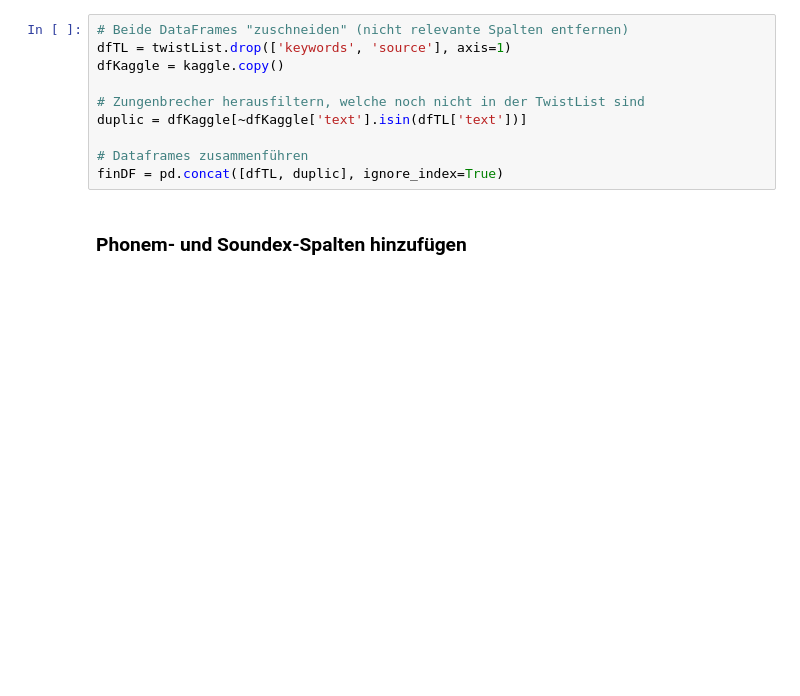
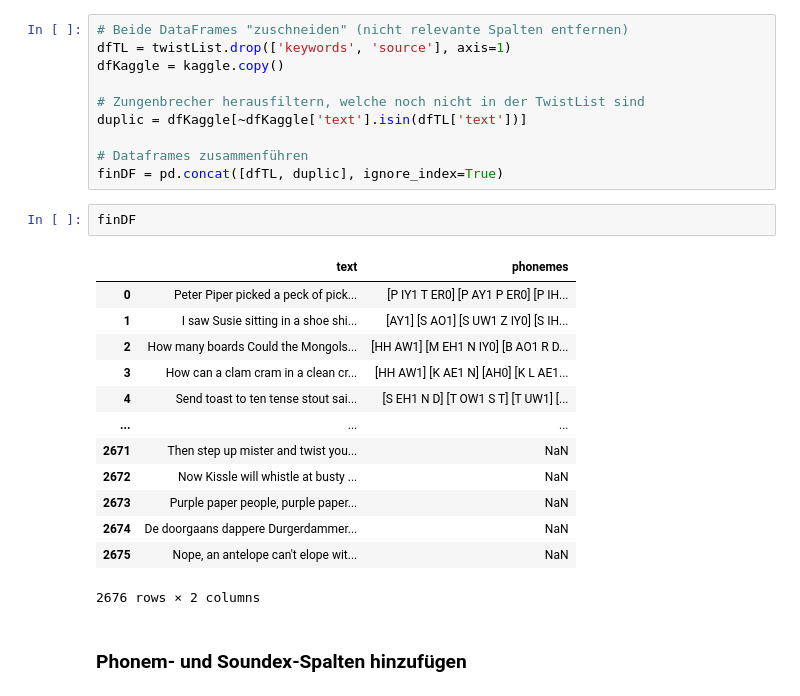
Before and after one commit to albertokoeselmunoz/tongue_twisters, a Jupyter notebook: data_prep.ipynb, the cells around one changed output. Cells and saved outputs as stored; diff of their text form; blank space fills up the shorter version.

```diff
--- a/data_prep.ipynb
+++ b/data_prep.ipynb
@@ -32,6 +48,22 @@ duplic = dfKaggle[~dfKaggle['text'].isin(dfTL['text'])]
 
 # Dataframes zusammenführen
 finDF = pd.concat([dfTL, duplic], ignore_index=True)
+# %%
+finDF
+# %% [output]
+|  | text | phonemes |
+| 0 | Peter Piper picked a peck of pick... | [P IY1 T ER0] [P AY1 P ER0] [P IH... |
+| 1 | I saw Susie sitting in a shoe shi... | [AY1] [S AO1] [S UW1 Z IY0] [S IH... |
+| 2 | How many boards Could the Mongols... | [HH AW1] [M EH1 N IY0] [B AO1 R D... |
+| 3 | How can a clam cram in a clean cr... | [HH AW1] [K AE1 N] [AH0] [K L AE1... |
+| 4 | Send toast to ten tense stout sai... | [S EH1 N D] [T OW1 S T] [T UW1] [... |
+| ... | ... | ... |
+| 2671 | Then step up mister and twist you... | NaN |
+| 2672 | Now Kissle will whistle at busty ... | NaN |
+| 2673 | Purple paper people, purple paper... | NaN |
+| 2674 | De doorgaans dappere Durgerdammer... | NaN |
+| 2675 | Nope, an antelope can't elope wit... | NaN |
+2676 rows × 2 columns
 # %% [markdown]
 ### Phonem- und Soundex-Spalten hinzufügen
 # %%
```
Also changed, not shown: parts of 3 cells of this notebook, 2 other files.
